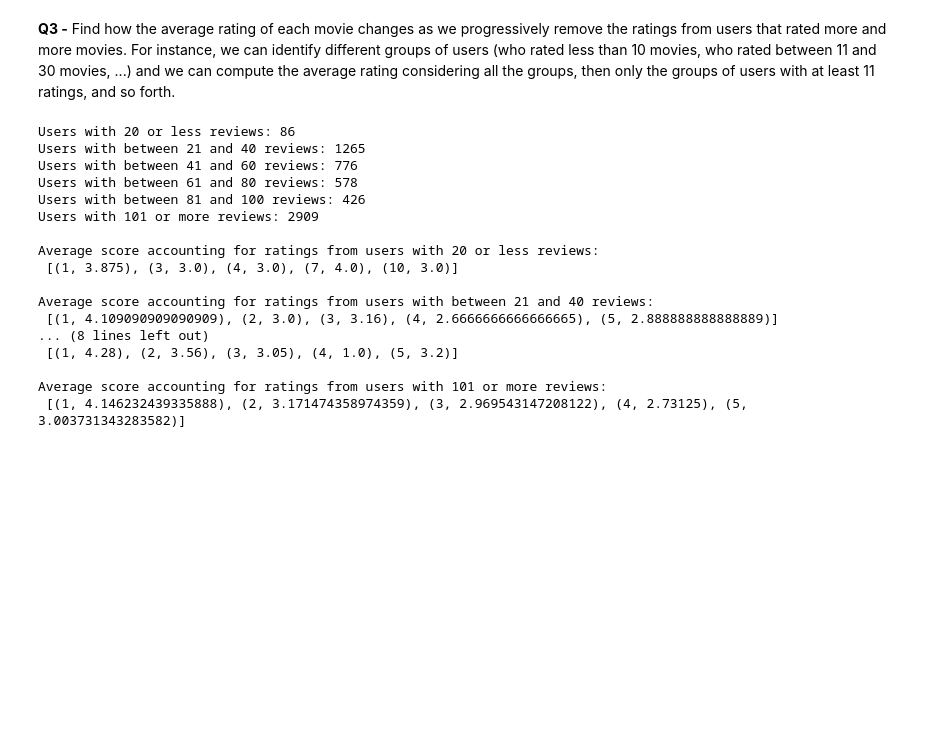
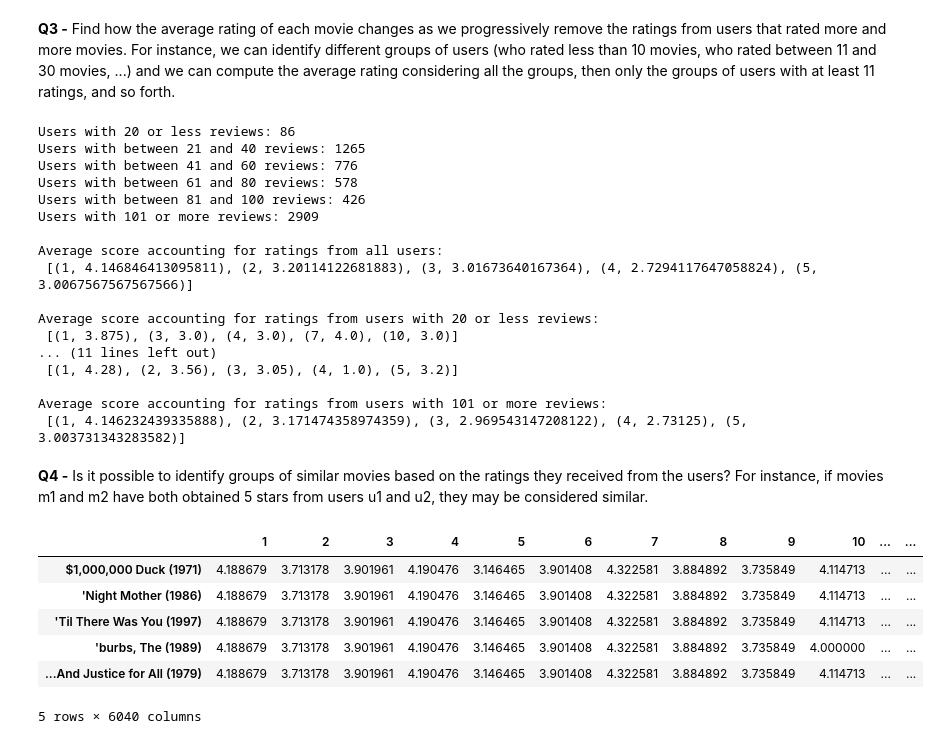
Before and after one commit to ManuelTgn/BigData2021, a Jupyter notebook: src/BigData_movielensProject.ipynb, the cells around one changed output. Saved outputs shown, nothing was run; the diff lists cells and outputs as text; code cells hidden in the pictures; blank space fills up the shorter version.

```diff
--- a/src/BigData_movielensProject.ipynb
+++ b/src/BigData_movielensProject.ipynb
@@ -343,6 +347,16 @@ print(
     sep="\n"
 )
 
+# get average rating considering all groups
+avgRatingTot = ratings_data.map(lambda x : (int(x[1]), [int(x[2])]))\
+    .reduceByKey(lambda a,b : a + b)\
+    .map(lambda x : (x[0], np.mean(x[1])))\
+    .sortByKey()
+print(
+    "\nAverage score accounting for ratings from all users:\n",
+    avgRatingTot.take(5)
+)
+
 # get average rating per user group
 user20lst = user20.map(lambda x : x[0])\
     .collect()
@@ -351,6 +365,7 @@ avgRatingUser20 = ratings_data.filter(lambda x : int(x[0]) in user20lst)\
     .reduceByKey(lambda a,b : a + b)\
     .map(lambda x : (x[0], np.mean(x[1])))\
     .sortByKey()
+# for this group some movies are missing
 print(
     "\nAverage score accounting for ratings from users with 20 or less reviews:\n",
     avgRatingUser20.take(5)
@@ -418,13 +433,53 @@ Users with between 61 and 80 reviews: 578
 Users with between 81 and 100 reviews: 426
 Users with 101 or more reviews: 2909
 
+Average score accounting for ratings from all users:
+ [(1, 4.146846413095811), (2, 3.20114122681883), (3, 3.01673640167364), (4, 2.7294117647058824), (5, 3.0067567567567566)]
+
 Average score accounting for ratings from users with 20 or less reviews:
  [(1, 3.875), (3, 3.0), (4, 3.0), (7, 4.0), (10, 3.0)]
-
-Average score accounting for ratings from users with between 21 and 40 reviews:
- [(1, 4.109090909090909), (2, 3.0), (3, 3.16), (4, 2.6666666666666665), (5, 2.888888888888889)]
-... (8 lines left out)
+... (11 lines left out)
  [(1, 4.28), (2, 3.56), (3, 3.05), (4, 1.0), (5, 3.2)]
 
 Average score accounting for ratings from users with 101 or more reviews:
  [(1, 4.146232439335888), (2, 3.171474358974359), (3, 2.969543147208122), (4, 2.73125), (5, 3.003731343283582)]
+# %% [markdown]
+**Q4 -** Is it possible to identify groups of similar movies based on the ratings they received from the users? For instance, if movies m1 and m2 have both obtained 5 stars from users u1 and u2, they may be
+considered similar.
+# %%
+# recover ratings grouped by movie id and user id
+movieRatings = ratings_data.map(lambda x : (int(x[0]), [(int(x[1]), int(x[2]))]))\
+    .reduceByKey(lambda a,b : a + b)\
+    .sortByKey()\
+    .collect()
+# map movie ids to titles
+moviesIdTitle = movies_data.map(lambda x : (int(x[0]), x[1]))\
+    .collect()
+moviesIdTitleMap = {}
+for t in moviesIdTitle:
+    assert t[0] not in moviesIdTitleMap.keys()
+    moviesIdTitleMap.update({t[0]:t[1]})
+# create dataframe
+data = {}
+for t in movieRatings:
+    user = t[0]
+    assert user not in data.keys()
+    data.update({user:{}})
+    ratings = t[1]
+    for t2 in ratings:
+        title = moviesIdTitleMap[t2[0]]
+        rating = t2[1]
+        assert title not in data[user].keys()
+        data[user].update({title:rating})
+movies = pd.DataFrame(data)
+# fill NaNs with column mean
+movies.fillna(movies.mean(), inplace=True)
+movies.head()
+# %% [output]
+|  | 1 | 2 | 3 | 4 | 5 | 6 | 7 | 8 | 9 | 10 | ... | ... |
+| $1,000,000 Duck (1971) | 4.188679 | 3.713178 | 3.901961 | 4.190476 | 3.146465 | 3.901408 | 4.322581 | 3.884892 | 3.735849 | 4.114713 | ... | ... |
+| 'Night Mother (1986) | 4.188679 | 3.713178 | 3.901961 | 4.190476 | 3.146465 | 3.901408 | 4.322581 | 3.884892 | 3.735849 | 4.114713 | ... | ... |
+| 'Til There Was You (1997) | 4.188679 | 3.713178 | 3.901961 | 4.190476 | 3.146465 | 3.901408 | 4.322581 | 3.884892 | 3.735849 | 4.114713 | ... | ... |
+| 'burbs, The (1989) | 4.188679 | 3.713178 | 3.901961 | 4.190476 | 3.146465 | 3.901408 | 4.322581 | 3.884892 | 3.735849 | 4.000000 | ... | ... |
+| ...And Justice for All (1979) | 4.188679 | 3.713178 | 3.901961 | 4.190476 | 3.146465 | 3.901408 | 4.322581 | 3.884892 | 3.735849 | 4.114713 | ... | ... |
+5 rows × 6040 columns
```
Also changed, not shown: parts of 4 cells of this notebook.
